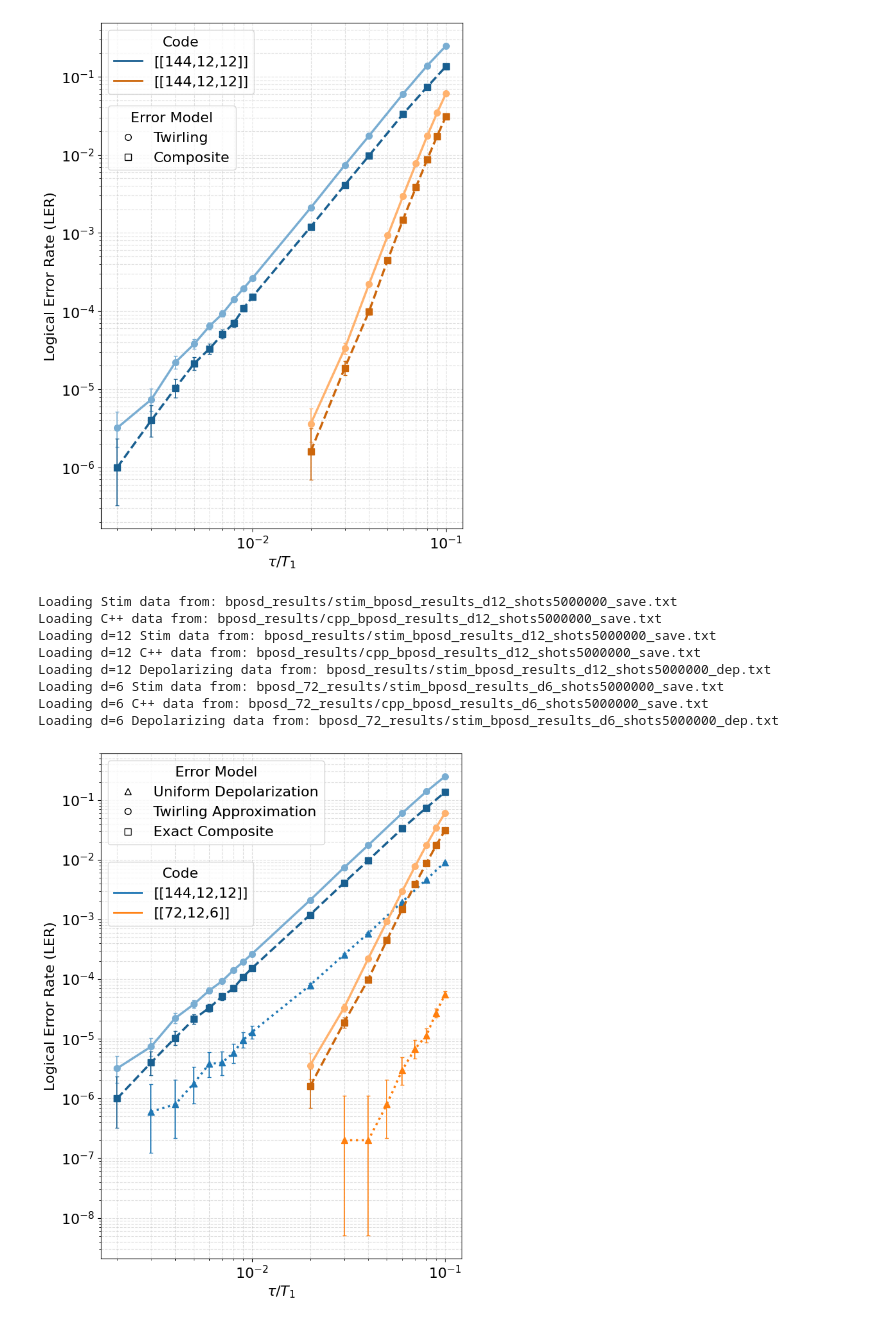
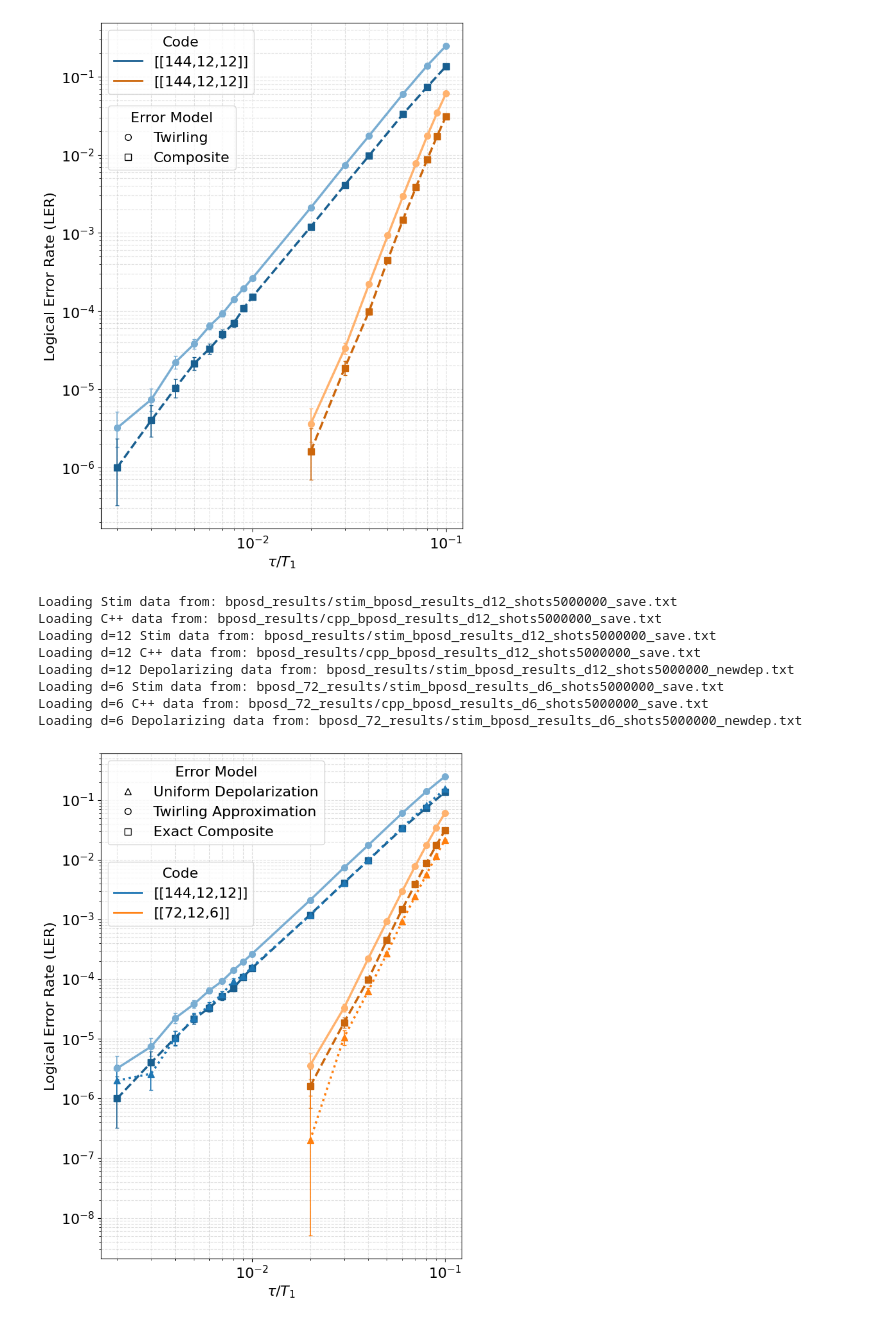
Before and after one commit to pnnl/NWQ-Sim, a Jupyter notebook: stabilizer/damping_work/qPLDC-circuits/tomas/bb_code_ler.ipynb, the cells around one changed output. Cells and saved outputs as stored; diff of their text form; code cells hidden in the pictures.

```diff
--- a/stabilizer/damping_work/qPLDC-circuits/tomas/bb_code_ler.ipynb
+++ b/stabilizer/damping_work/qPLDC-circuits/tomas/bb_code_ler.ipynb
@@ -150,8 +150,8 @@ for p_amp, p_phase in zip(p_amp, p_phase):
     # model.setting_error('Two_qubit', False, f'PAULI_CHANNEL_1({gate_p_amp/4}, {gate_p_amp/4}, {(.5-gate_p_amp/4-np.sqrt(1-gate_p_amp-gate_p_phase))/2})')
     model.setting_error('Single_qubit', False, f'DEPOLARIZE1({base_error})')
     model.setting_error('Two_qubit', False, f'DEPOLARIZE2({base_error})')
-    model.setting_error('Measurement', True, f'DEPOLARIZE1({p_amp/4})') #f'PAULI_CHANNEL_1({p_amp/4}, {p_amp/4}, {((1-np.sqrt((1-p_amp)*(1-p_phase)))/2)-p_amp/4})')
-    model.setting_error('Reset', True, f'DEPOLARIZE1({p_amp/4})') #'PAULI_CHANNEL_1({p_amp/4}, {p_amp/4}, {((1-np.sqrt((1-p_amp)*(1-p_phase)))/2)-p_amp/4})')
+    model.setting_error('Measurement', True, f'DEPOLARIZE1({p_amp/2+p_phase/4})') #f'PAULI_CHANNEL_1({p_amp/4}, {p_amp/4}, {((1-np.sqrt((1-p_amp)*(1-p_phase)))/2)-p_amp/4})')
+    model.setting_error('Reset', True, f'DEPOLARIZE1({p_amp/2+p_phase/4})') #'PAULI_CHANNEL_1({p_amp/4}, {p_amp/4}, {((1-np.sqrt((1-p_amp)*(1-p_phase)))/2)-p_amp/4})')
     stim_circuit = model.generate_noisy_circuit()
     tasks.append(sinter.Task(circuit=stim_circuit, json_metadata={'d': distance, "trial":i}))
 
@@ -188,7 +188,7 @@ def run_stim_experiment(tasks, shots):
         print(f"--- Running Stim for task = {i} ---")
         start_time = time.perf_counter()
         collected_stats = sinter.collect(
-            num_workers=os.cpu_count()//2,
+            num_workers=os.cpu_count()//4,
             tasks=[task],
             decoders=['bposd'],
             max_shots=shots,
@@ -222,7 +222,7 @@ try:
     p_amp_arr = 1 - np.exp(-tau / T1)
     lam = 1 / T2 - 1 / (2 * T1)
     p_phase_arr = 1 - np.exp(-lam * tau)
-    stim_results_path = os.path.join(results_dir, f"stim_bposd_results_d{distance}_shots{SHOTS}.txt")
+    stim_results_path = os.path.join(results_dir, f"stim_bposd_results_d{distance}_shots{SHOTS}_newdep.txt")
     with open(stim_results_path, "w") as f:
         f.write("# tau\tp_amp\tp_phase\tstim_ler\n")
         for ta, pa, pp, ler in zip(tau, p_amp_arr, p_phase_arr, stim_logical_error_rates):
@@ -988,7 +988,7 @@ for d, params in experiments.items():
 
     stim_path = results_dir / f"stim_bposd_results_d{d}_shots{shots}_save.txt"
     cpp_path = results_dir / f"cpp_bposd_results_d{d}_shots{shots}_save.txt"
-    dep_path = results_dir / f"stim_bposd_results_d{d}_shots{shots}_dep.txt"
+    dep_path = results_dir / f"stim_bposd_results_d{d}_shots{shots}_newdep.txt"
 
     print(f"Loading d={d} Stim data from: {stim_path}")
     tau_s, stim_ler = load_data(stim_path)
@@ -1156,33 +1156,33 @@ shape_handles = [
     Line2D([0], [0], marker='o', linestyle='None',
            markerfacecolor='white', markeredgecolor='black',
            color='black', markersize=7, label='Twirling Approximation'),
     Line2D([0], [0], marker='s', linestyle='None',
            markerfacecolor='white', markeredgecolor='black',
            color='black', markersize=7, label='Exact Composite'),
 
     # Line2D([0], [0], marker='v', linestyle='None',
     #        markerfacecolor='white', markeredgecolor='black',
     #        color='black', markersize=7, label='95% upper limit (k=0)'),
 ]
 shape_legend = ax.legend(handles=shape_handles, title='Error Model',
                          loc='upper left')
 ax.add_artist(shape_legend)
 
 # Legend 2: distance colors (dark only)
 if color_handles:
     ax.legend(handles=color_handles, title='Code', loc='upper left', bbox_to_anchor=[0,.8], ncol=1)
 
 # Save figure
 plt.tight_layout()
 plt.savefig(f'../../figures/bb_code_LER_{SHOTS}_from_saved.pdf', dpi=500, bbox_inches='tight')
 plt.show()
 # %% [output]
 Loading Stim data from: bposd_results/stim_bposd_results_d12_shots5000000_save.txt
 Loading C++ data from: bposd_results/cpp_bposd_results_d12_shots5000000_save.txt
 Loading d=12 Stim data from: bposd_results/stim_bposd_results_d12_shots5000000_save.txt
 Loading d=12 C++ data from: bposd_results/cpp_bposd_results_d12_shots5000000_save.txt
-Loading d=12 Depolarizing data from: bposd_results/stim_bposd_results_d12_shots5000000_dep.txt
+Loading d=12 Depolarizing data from: bposd_results/stim_bposd_results_d12_shots5000000_newdep.txt
 Loading d=6 Stim data from: bposd_72_results/stim_bposd_results_d6_shots5000000_save.txt
 Loading d=6 C++ data from: bposd_72_results/cpp_bposd_results_d6_shots5000000_save.txt
-Loading d=6 Depolarizing data from: bposd_72_results/stim_bposd_results_d6_shots5000000_dep.txt
+Loading d=6 Depolarizing data from: bposd_72_results/stim_bposd_results_d6_shots5000000_newdep.txt
-[figure, old version]
+[figure, new version]
```
Also changed, not shown: parts of 1 cell of this notebook, 5 other files.
